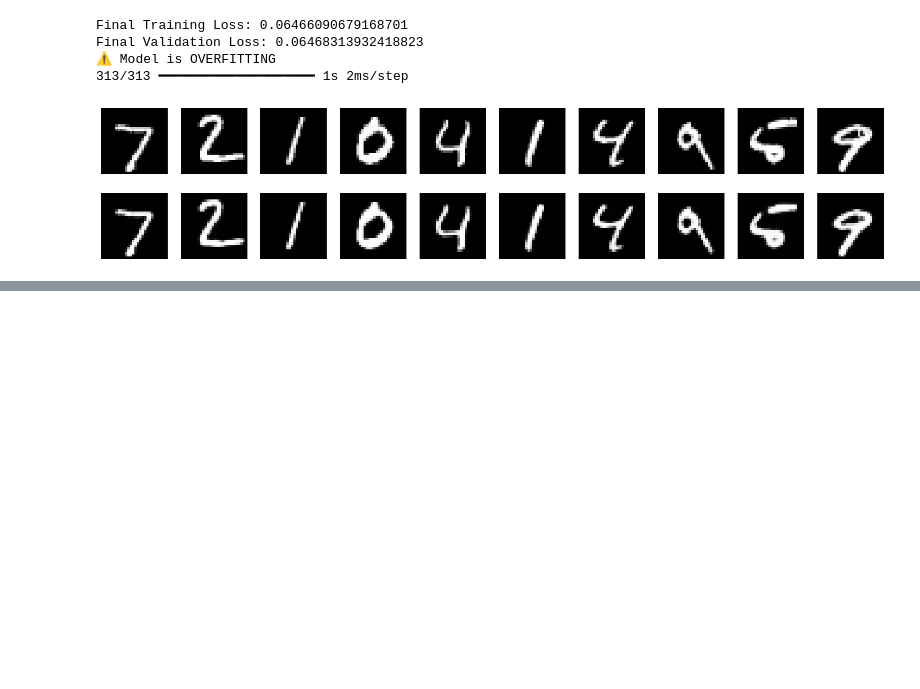
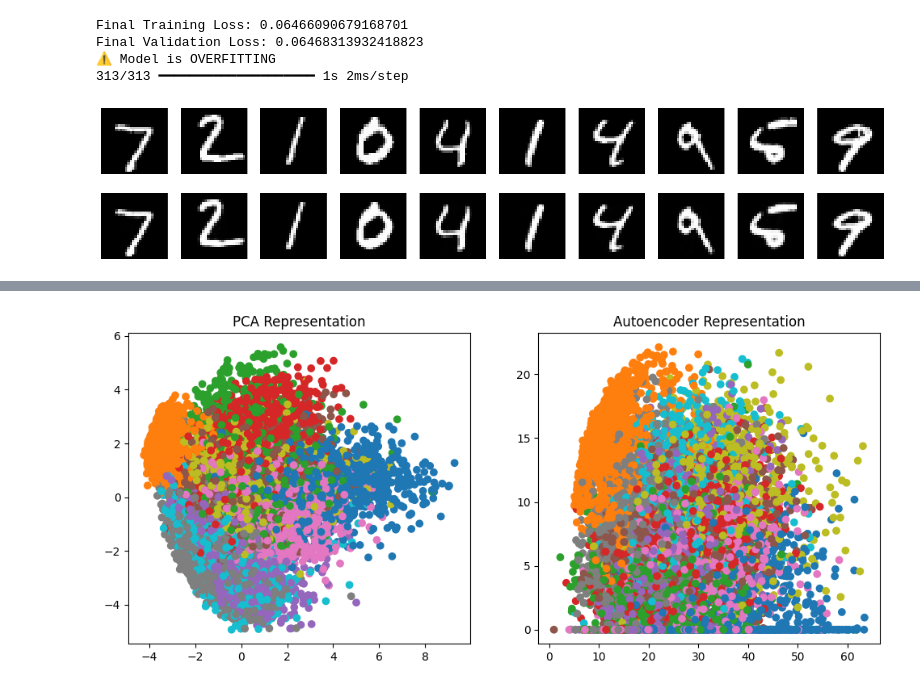
Before and after one commit to SameekshaPadigelawar/DEEP-LEARNING-PRACTICE, a Jupyter notebook: DL_LAB1.ipynb, the cells around one changed output, grey strips where cells are left out. Cells and saved outputs as stored; diff of their text form; code cells hidden in the pictures; blank space fills up the shorter version.

```diff
--- a/DL_LAB1.ipynb
+++ b/DL_LAB1.ipynb
@@ -2690,0 +3026,30 @@ Final Validation Loss: 0.06468313932418823
+# %%
+# Reduce to 2 dimensions for visualization
+pca = PCA(n_components=2)
+
+x_test_pca = pca.fit_transform(x_test)
+# %%
+encoding_dim = 2  # same as PCA
+
+input_layer = Input(shape=(784,))
+encoded = Dense(encoding_dim, activation='relu')(input_layer)
+decoded = Dense(784, activation='sigmoid')(encoded)
+
+autoencoder = Model(input_layer, decoded)
+
+# Encoder model (for extracting features)
+encoder = Model(input_layer, encoded)
+
+autoencoder.compile(optimizer='adam', loss='binary_crossentropy')
+
+# Train
+autoencoder.fit(
+    x_train, x_train,
+    epochs=20,
+    batch_size=256,
+    shuffle=True,
+    validation_data=(x_test, x_test)
+)
+
+# Get AE representation
+x_test_ae = encoder.predict(x_test)
@@ -2690,0 +3074,16 @@ Final Validation Loss: 0.06468313932418823
+# %%
+plt.figure(figsize=(12,5))
+
+# PCA plot
+plt.subplot(1,2,1)
+plt.scatter(x_test_pca[:,0], x_test_pca[:,1], c=y_test, cmap='tab10')
+plt.title("PCA Representation")
+
+# AE plot
+plt.subplot(1,2,2)
+plt.scatter(x_test_ae[:,0], x_test_ae[:,1], c=y_test, cmap='tab10')
+plt.title("Autoencoder Representation")
+
+plt.show()
+# %% [output]
+[figure, added]
```
Also changed, not shown: parts of 22 cells of this notebook.
